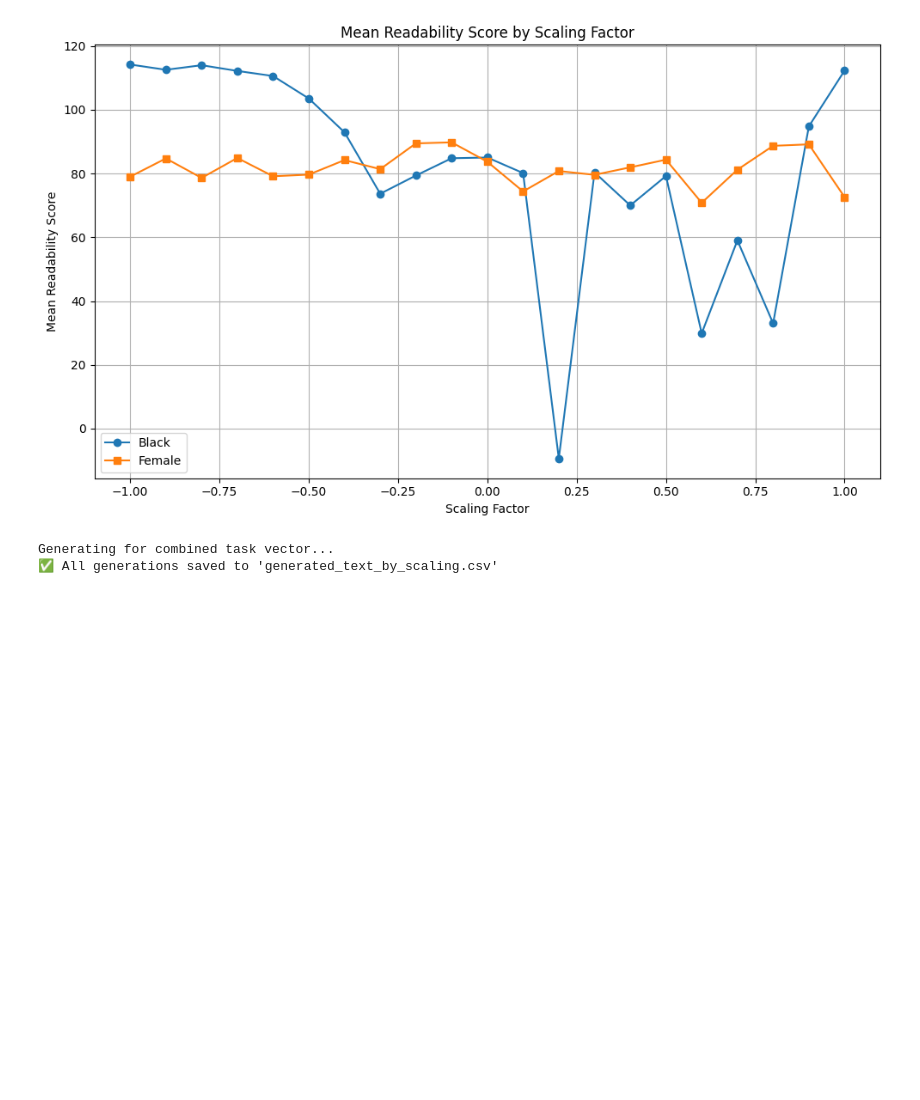
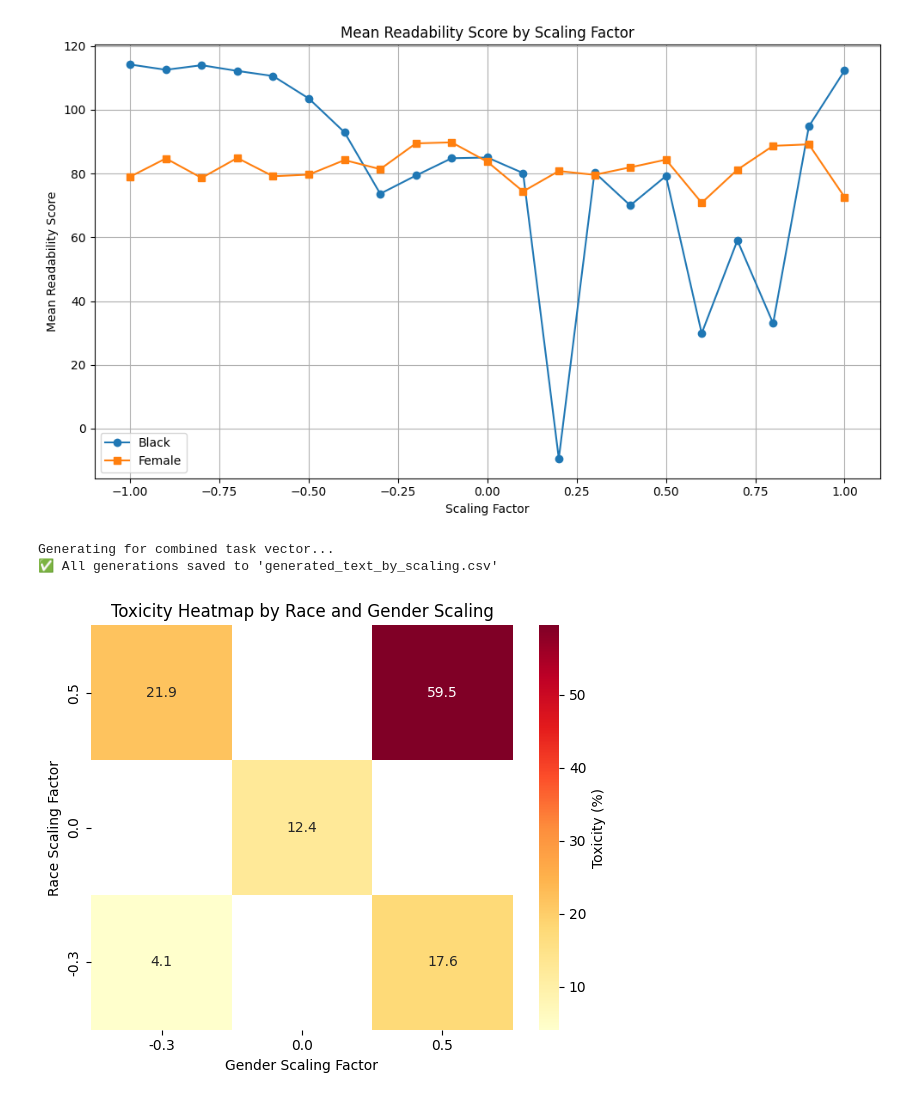
Before and after one commit to VelanderA/Thesis-2025, a Jupyter notebook: extend_experiment/2vector_experiment.ipynb, the cells around one changed output. Drawn from its saved outputs; the diff is of its cells as text; code cells hidden in the pictures; blank space fills up the shorter version.

```diff
--- a/extend_experiment/2vector_experiment.ipynb
+++ b/extend_experiment/2vector_experiment.ipynb
@@ -703,3 +703,48 @@ def compute_task_vector(self, pretrained_checkpoint, finetuned_checkpoint):
 """code to loop scaling factors"""
 df = pd.DataFrame(generation_records)
 df.to_csv("generated_combined_scaling.csv", index=False)
+# %%
+import seaborn as sns
+import matplotlib.pyplot as plt
+import pandas as pd
+
+# Define the data
+data = {
+    ("-0.3", "-0.3"): 4.1,
+    ("0.0", "0.0"): 12.4,
+    ("-0.3", "0.5"): 17.6,
+    ("0.5", "-0.3"): 21.9,
+    ("0.5", "0.5"): 59.5
+}
+
+# Ordered axis labels
+scaling_factors = ["-0.3", "0.0", "0.5"]
+
+# Create an empty DataFrame with correct order
+df = pd.DataFrame(index=scaling_factors, columns=scaling_factors, dtype=float)
+
+# Fill the DataFrame
+for (race, gender), toxicity in data.items():
+    df.loc[race, gender] = toxicity
+
+# Convert string index/columns to float for proper sorting
+df.index = df.index.astype(float)
+df.columns = df.columns.astype(float)
+
+# Sort axes numerically
+df = df.sort_index(ascending=True).sort_index(axis=1, ascending=True)
+
+# Create the heatmap (reversing y-axis to go bottom-to-top)
+plt.figure(figsize=(6, 5))
+sns.heatmap(df[::-1], annot=True, fmt=".1f", cmap="YlOrRd", cbar_kws={'label': 'Toxicity (%)'})
+
+# Customize labels
+plt.title("Toxicity Heatmap by Race and Gender Scaling")
+plt.xlabel("Gender Scaling Factor")
+plt.ylabel("Race Scaling Factor")
+
+plt.tight_layout()
+plt.savefig("heatmap_combined_vectors.png", dpi=300)
+plt.show()
+# %% [output]
+[figure, added]
```
Also changed, not shown: parts of 1 cell of this notebook, 15 other files.
